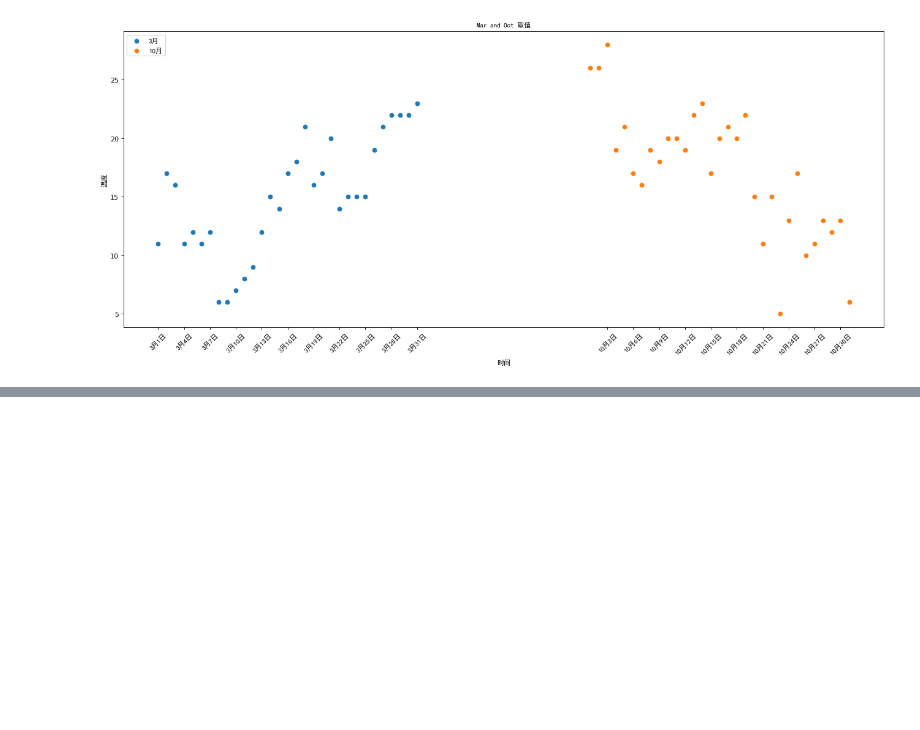
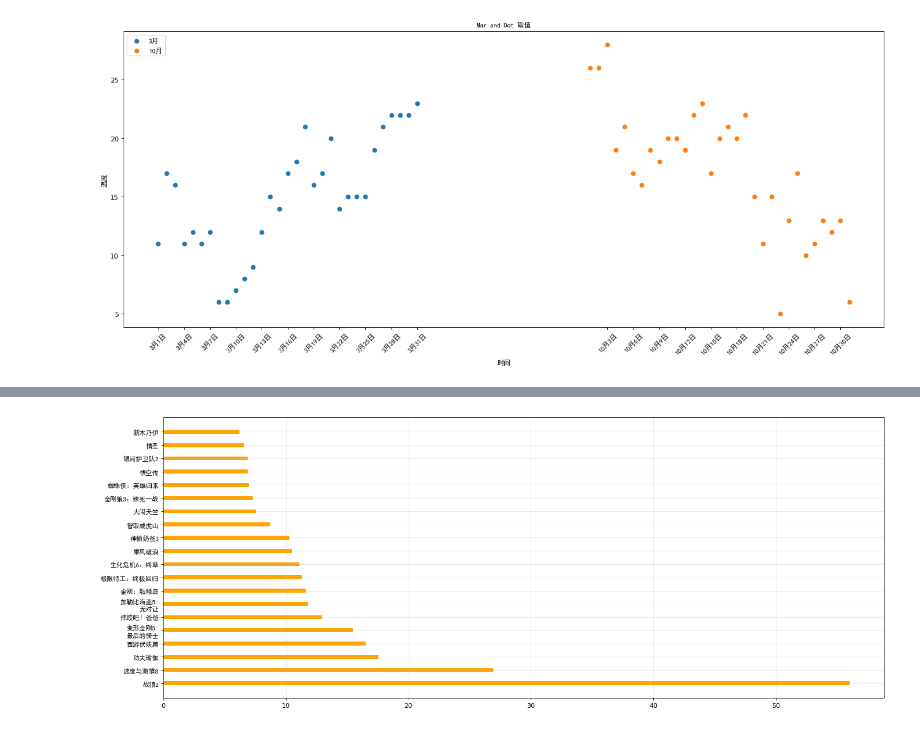
Before and after one commit to songlin81/PYReport, a Jupyter notebook: Data Analytics/102_Matplotlib_steps_font.ipynb, the cells around one changed output, grey strips where cells are left out. Drawn from its saved outputs; the diff is of its cells as text; code cells hidden in the pictures; blank space fills up the shorter version.

```diff
--- a/Data Analytics/102_Matplotlib_steps_font.ipynb
+++ b/Data Analytics/102_Matplotlib_steps_font.ipynb
@@ -186,0 +186,18 @@ plt.show()
+# %%
+from matplotlib import pyplot as plt
+from matplotlib import font_manager
+
+my_font = font_manager.FontProperties(fname=r'C:\Windows\Fonts\simhei.ttf')
+
+a = ["战狼2","速度与激情8","功夫瑜伽","西游伏妖篇","变形金刚5:\n最后的骑士","摔跤吧！爸爸","加勒比海盗5:\n无对证","金刚：骷髅岛","极限特工：终极回归","生化危机6：终章","乘风破浪","神偷奶爸3","智取威虎山","大闹天竺","金刚狼3：殊死一战","蜘蛛侠：英雄归来","悟空传","银河护卫队2","情圣","新木乃伊",]
+b=[56.01,26.94,17.53,16.49,15.45,12.96,11.8,11.61,11.28,11.12,10.49,10.3,8.75,7.55,7.32,6.99,6.88,6.86,6.58,6.23]
+
+plt.figure(figsize=(20, 8), dpi=80)
+plt.barh(range(len(a)), b, height=0.3, color="orange")
+plt.yticks(range(len(a)), a, fontproperties=my_font)
+
+plt.grid(alpha=0.3)
+plt.savefig("./movie.png")
+plt.show()
+# %% [output]
+[figure, added]
```
Also changed, not shown: parts of 2 cells of this notebook, 1 other file.
